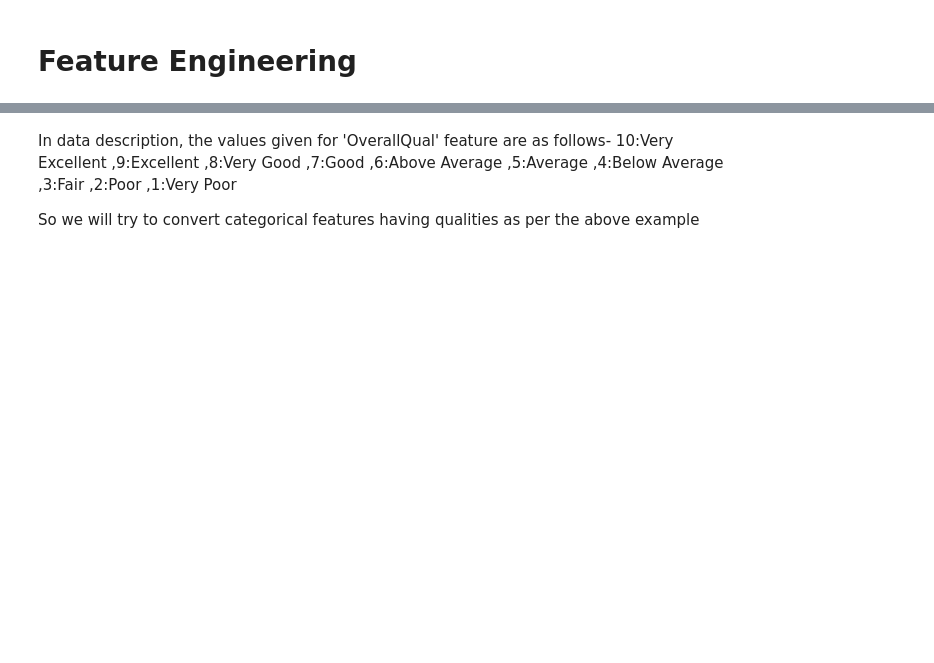
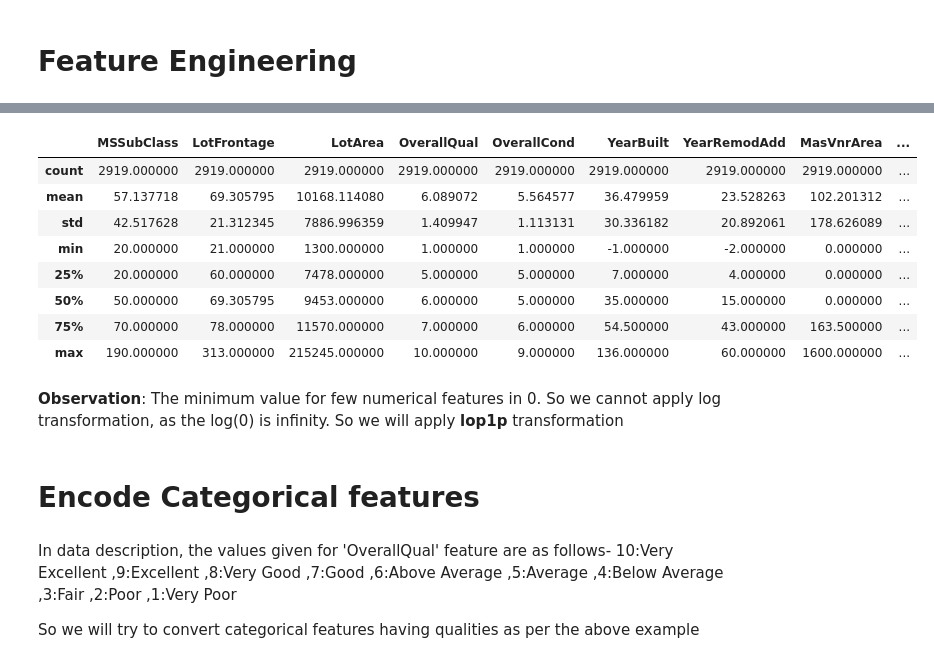
Before and after one commit to ParisRohan/Kaggle_DataScience_Projects, a Jupyter notebook: rohan-house-price-prediction.ipynb, the cells around one changed output, grey strips where cells are left out. Saved outputs shown, nothing was run; the diff lists cells and outputs as text; code cells hidden in the pictures; blank space fills up the shorter version.

Commit message:
Kaggle Notebook | Rohan House Price Prediction | Version 22

```diff
--- a/rohan-house-price-prediction.ipynb
+++ b/rohan-house-price-prediction.ipynb
@@ -307,0 +323,20 @@ df_merge_clean.drop('Id', axis=1, inplace=True)
+# %%
+#TotalBsmtSF(Total square feet of basement area) = BsmtFinSF1(Type 1 finished square feet) + BsmtFinSF2(Type 2 finished square feet) + BsmtUnfSF(Unfinished square feet of basement area)
+df_merge_clean.drop(["TotalBsmtSF"], axis=1, inplace=True)
+
+#Basement finished area
+df_merge_clean['BsmtFinSF'] = df_merge_clean['BsmtFinSF1'] + df_merge_clean['BsmtFinSF2']
+df_merge_clean.drop(["BsmtFinSF1"], axis=1, inplace=True)
+df_merge_clean.drop(["BsmtFinSF2"], axis=1, inplace=True)
+# %%
+#Total floor square feet
+df_merge_clean['TotalFlrSF'] = df_merge_clean['1stFlrSF'] + df_merge_clean['2ndFlrSF']
+df_merge_clean.drop(["1stFlrSF"], axis=1, inplace=True)
+df_merge_clean.drop(["2ndFlrSF"], axis=1, inplace=True)
+# %%
+#Total Bathrooms
+df_merge_clean['Total_Bath'] = (df_merge_clean['FullBath'] + (0.5*df_merge_clean['HalfBath']) + df_merge_clean['BsmtFullBath'] + (0.5*df_merge_clean['BsmtHalfBath']))
+df_merge_clean.drop(["FullBath"], axis=1, inplace=True)
+df_merge_clean.drop(["HalfBath"], axis=1, inplace=True)
+df_merge_clean.drop(["BsmtFullBath"], axis=1, inplace=True)
+df_merge_clean.drop(["BsmtHalfBath"], axis=1, inplace=True)
@@ -307,0 +345,11 @@ df_merge_clean.drop('Id', axis=1, inplace=True)
+# %%
+#Perform log normal distribution on the skewed nuerical features
+import scipy.stats
+
+numerical_cols = [cname for cname in df_merge_clean.columns if df_merge_clean[cname].dtypes!='object' and cname!='SalePrice']
+
+skew_df = pd.DataFrame(numerical_cols, columns=['Feature'])
+skew_df['Skew'] = skew_df['Feature'].apply(lambda feature: scipy.stats.skew(df_merge_clean[feature]))
+skew_df['Absolute Skew'] = skew_df['Skew'].apply(abs)
+skew_df['Skewed'] = skew_df['Absolute Skew'].apply(lambda x: True if x >= 0.5 else False)
+skew_df
@@ -307,0 +374,14 @@ df_merge_clean.drop('Id', axis=1, inplace=True)
+# %%
+df_merge_clean[numerical_cols].describe()
+# %% [output]
+|  | MSSubClass | LotFrontage | LotArea | OverallQual | OverallCond | YearBuilt | YearRemodAdd | MasVnrArea | ... |
+| count | 2919.000000 | 2919.000000 | 2919.000000 | 2919.000000 | 2919.000000 | 2919.000000 | 2919.000000 | 2919.000000 | ... |
+| mean | 57.137718 | 69.305795 | 10168.114080 | 6.089072 | 5.564577 | 36.479959 | 23.528263 | 102.201312 | ... |
+| std | 42.517628 | 21.312345 | 7886.996359 | 1.409947 | 1.113131 | 30.336182 | 20.892061 | 178.626089 | ... |
+| min | 20.000000 | 21.000000 | 1300.000000 | 1.000000 | 1.000000 | -1.000000 | -2.000000 | 0.000000 | ... |
+| 25% | 20.000000 | 60.000000 | 7478.000000 | 5.000000 | 5.000000 | 7.000000 | 4.000000 | 0.000000 | ... |
+| 50% | 50.000000 | 69.305795 | 9453.000000 | 6.000000 | 5.000000 | 35.000000 | 15.000000 | 0.000000 | ... |
+| 75% | 70.000000 | 78.000000 | 11570.000000 | 7.000000 | 6.000000 | 54.500000 | 43.000000 | 163.500000 | ... |
+| max | 190.000000 | 313.000000 | 215245.000000 | 10.000000 | 9.000000 | 136.000000 | 60.000000 | 1600.000000 | ... |
+# %% [markdown]
+**Observation**: The minimum value for few numerical features in 0. So we cannot apply log transformation, as the log(0) is infinity. So we will apply **lop1p** transformation
@@ -308,3 +391,5 @@ df_merge_clean.drop('Id', axis=1, inplace=True)
+# %% [markdown]
+# Encode Categorical features
 # %% [markdown]
 In data description, the values given for 'OverallQual' feature are as follows- 10:Very Excellent ,9:Excellent ,8:Very Good ,7:Good ,6:Above Average ,5:Average ,4:Below Average ,3:Fair ,2:Poor ,1:Very Poor
 
```
Also changed, not shown: parts of 25 cells of this notebook.
